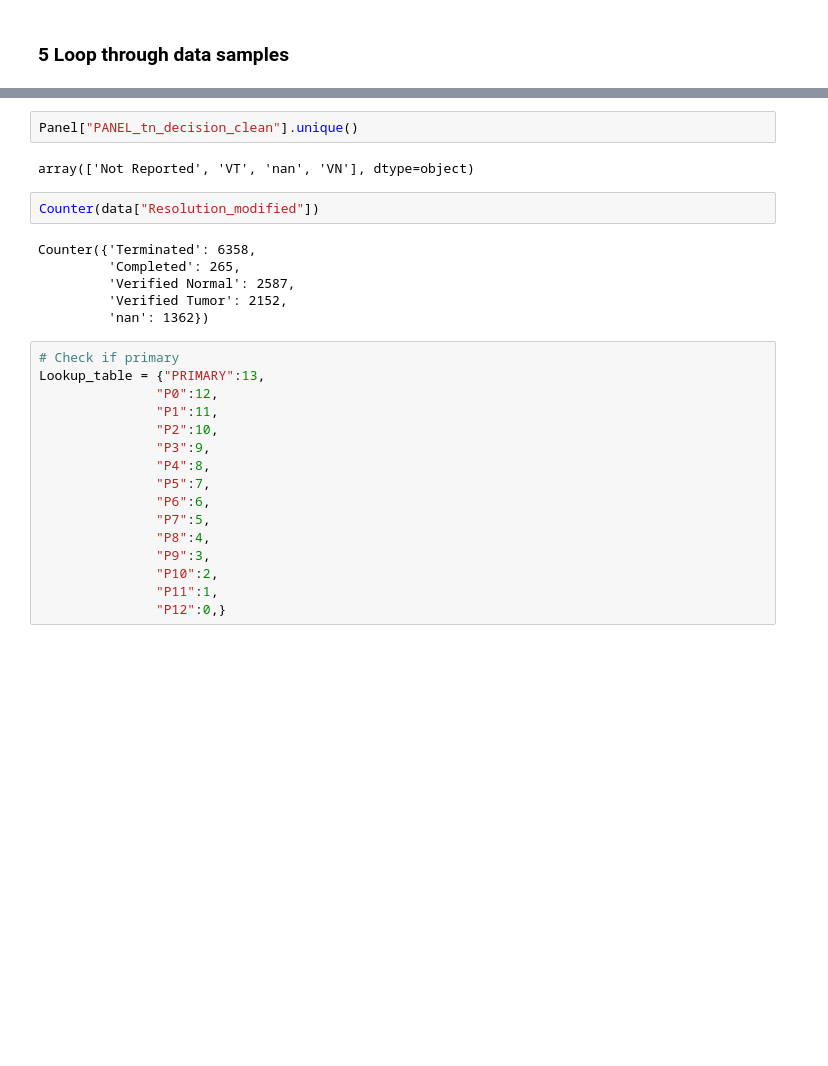
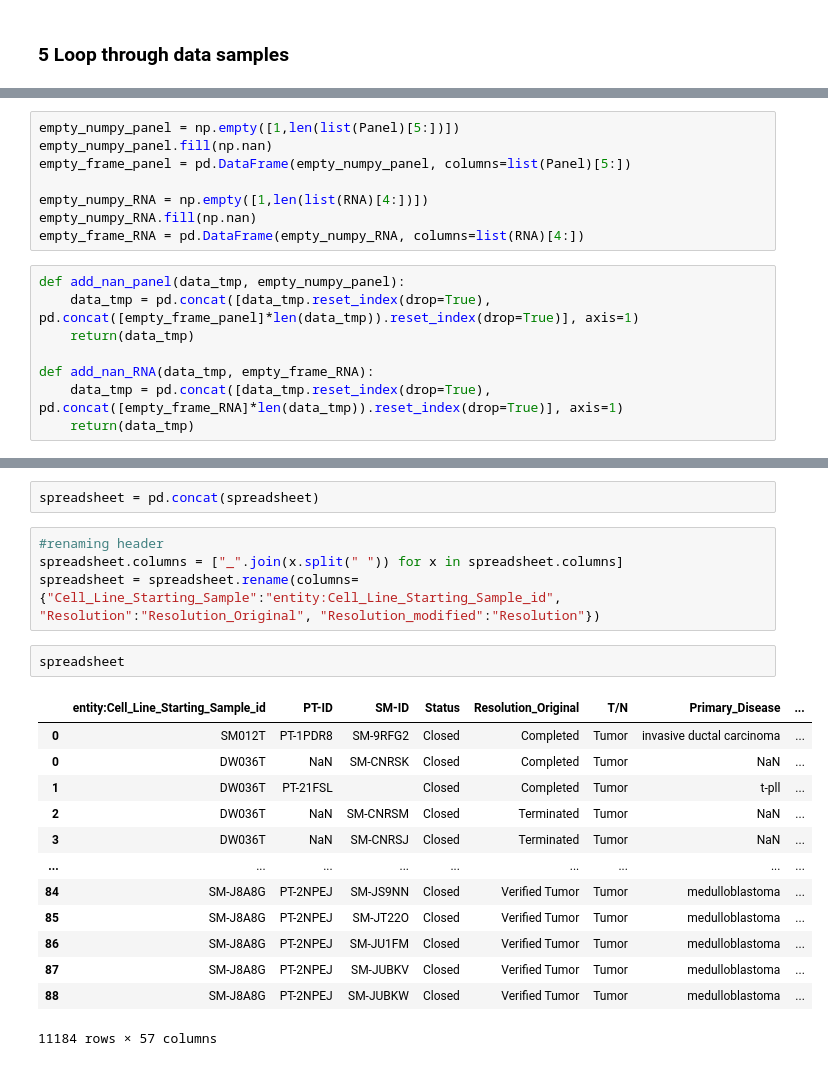
Before and after one commit to Douwe-Spaanderman/Broad_DJ_AI, a Jupyter notebook: Preprocessing/terra_workspace.ipynb, the cells around one changed output, grey strips where cells are left out. Saved outputs shown, nothing was run; the diff lists cells and outputs as text; blank space fills up the shorter version.

Commit message:
spreadsheet

```diff
--- a/Preprocessing/terra_workspace.ipynb
+++ b/Preprocessing/terra_workspace.ipynb
@@ -259,2 +282,18 @@ Counter({'Terminated No Growth': 1441,
+# %%
+empty_numpy_panel = np.empty([1,len(list(Panel)[5:])])
+empty_numpy_panel.fill(np.nan)
+empty_frame_panel = pd.DataFrame(empty_numpy_panel, columns=list(Panel)[5:])
+
+empty_numpy_RNA = np.empty([1,len(list(RNA)[4:])])
+empty_numpy_RNA.fill(np.nan)
+empty_frame_RNA = pd.DataFrame(empty_numpy_RNA, columns=list(RNA)[4:])
+# %%
+def add_nan_panel(data_tmp, empty_numpy_panel):
+    data_tmp = pd.concat([data_tmp.reset_index(drop=True), pd.concat([empty_frame_panel]*len(data_tmp)).reset_index(drop=True)], axis=1)
+    return(data_tmp)
+
+def add_nan_RNA(data_tmp, empty_frame_RNA):
+    data_tmp = pd.concat([data_tmp.reset_index(drop=True), pd.concat([empty_frame_RNA]*len(data_tmp)).reset_index(drop=True)], axis=1)
+    return(data_tmp)
 # %%
 spreadsheet = []
@@ -314,28 +386,22 @@ Length: 12724, dtype: object
-# %%
-Panel["PANEL_tn_decision_clean"].unique()
-# %% [output]
-array(['Not Reported', 'VT', 'nan', 'VN'], dtype=object)
-# %%
-Counter(data["Resolution_modified"])
-# %% [output]
-Counter({'Terminated': 6358,
-         'Completed': 265,
-         'Verified Normal': 2587,
-         'Verified Tumor': 2152,
-         'nan': 1362})
-# %%
-# Check if primary
-Lookup_table = {"PRIMARY":13,
-               "P0":12,
-               "P1":11,
-               "P2":10,
-               "P3":9,
-               "P4":8,
-               "P5":7,
-               "P6":6,
-               "P7":5,
-               "P8":4,
-               "P9":3,
-               "P10":2,
-               "P11":1,
-               "P12":0,}
+# %%
+spreadsheet = pd.concat(spreadsheet)
+# %%
+#renaming header
+spreadsheet.columns = ["_".join(x.split(" ")) for x in spreadsheet.columns]
+spreadsheet = spreadsheet.rename(columns={"Cell_Line_Starting_Sample":"entity:Cell_Line_Starting_Sample_id", "Resolution":"Resolution_Original", "Resolution_modified":"Resolution"})
+# %%
+spreadsheet
+# %% [output]
+|  | entity:Cell_Line_Starting_Sample_id | PT-ID | SM-ID | Status | Resolution_Original | T/N | Primary_Disease | ... |
+| 0 | SM012T | PT-1PDR8 | SM-9RFG2 | Closed | Completed | Tumor | invasive ductal carcinoma | ... |
+| 0 | DW036T | NaN | SM-CNRSK | Closed | Completed | Tumor | NaN | ... |
+| 1 | DW036T | PT-21FSL |  | Closed | Completed | Tumor | t-pll | ... |
+| 2 | DW036T | NaN | SM-CNRSM | Closed | Terminated | Tumor | NaN | ... |
+| 3 | DW036T | NaN | SM-CNRSJ | Closed | Terminated | Tumor | NaN | ... |
+| ... | ... | ... | ... | ... | ... | ... | ... | ... |
+| 84 | SM-J8A8G | PT-2NPEJ | SM-JS9NN | Closed | Verified Tumor | Tumor | medulloblastoma | ... |
+| 85 | SM-J8A8G | PT-2NPEJ | SM-JT22O | Closed | Verified Tumor | Tumor | medulloblastoma | ... |
+| 86 | SM-J8A8G | PT-2NPEJ | SM-JU1FM | Closed | Verified Tumor | Tumor | medulloblastoma | ... |
+| 87 | SM-J8A8G | PT-2NPEJ | SM-JUBKV | Closed | Verified Tumor | Tumor | medulloblastoma | ... |
+| 88 | SM-J8A8G | PT-2NPEJ | SM-JUBKW | Closed | Verified Tumor | Tumor | medulloblastoma | ... |
+11184 rows × 57 columns
```
Also changed, not shown: parts of 13 cells of this notebook, 1 other file.
